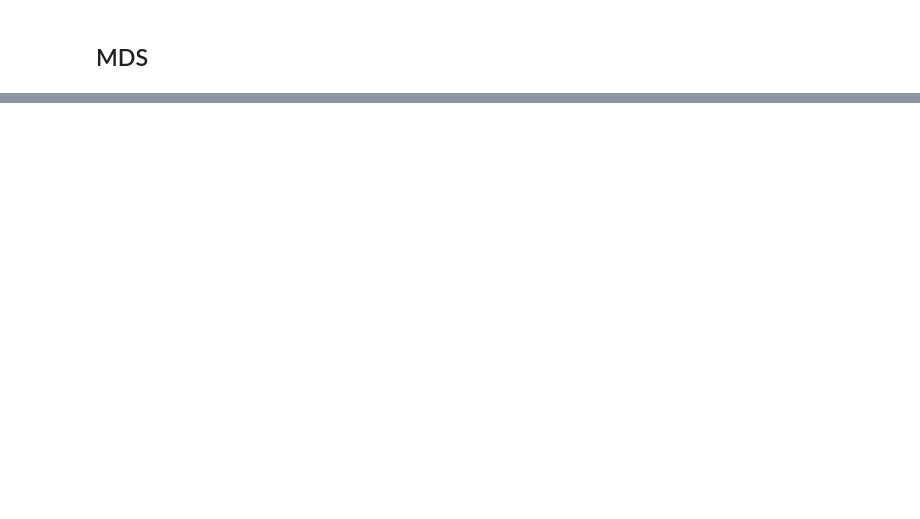
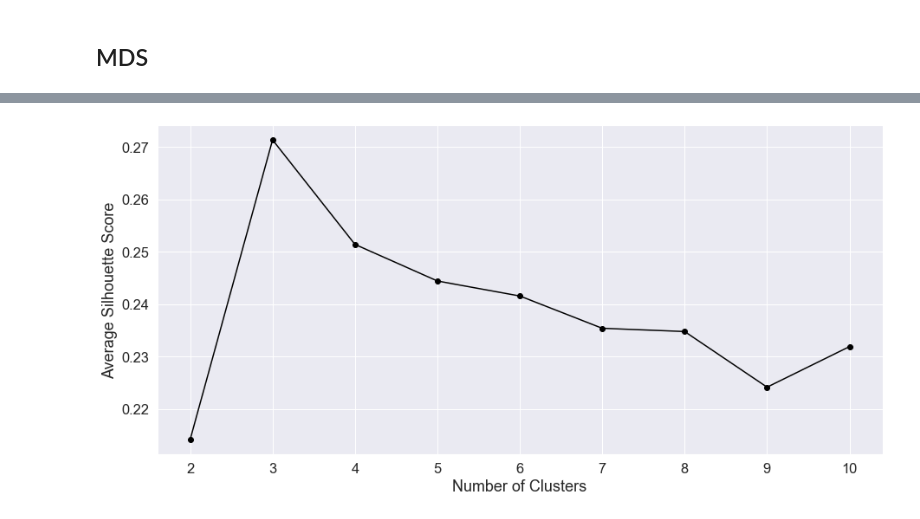
Before and after one commit to BanasiakB/DataMining, a Jupyter notebook: B1_Reduction.ipynb, the cells around one changed output, grey strips where cells are left out. Cells and saved outputs as stored; diff of their text form; code cells hidden in the pictures; blank space fills up the shorter version.

```diff
--- a/B1_Reduction.ipynb
+++ b/B1_Reduction.ipynb
@@ -122,0 +267,4 @@ NameError: name 'MDS' is not defined
+# %%
+optimise_k_means_silhouette_score(pca, 10)
+# %% [output]
+[figure, added]
```
Also changed, not shown: parts of 28 cells of this notebook.
